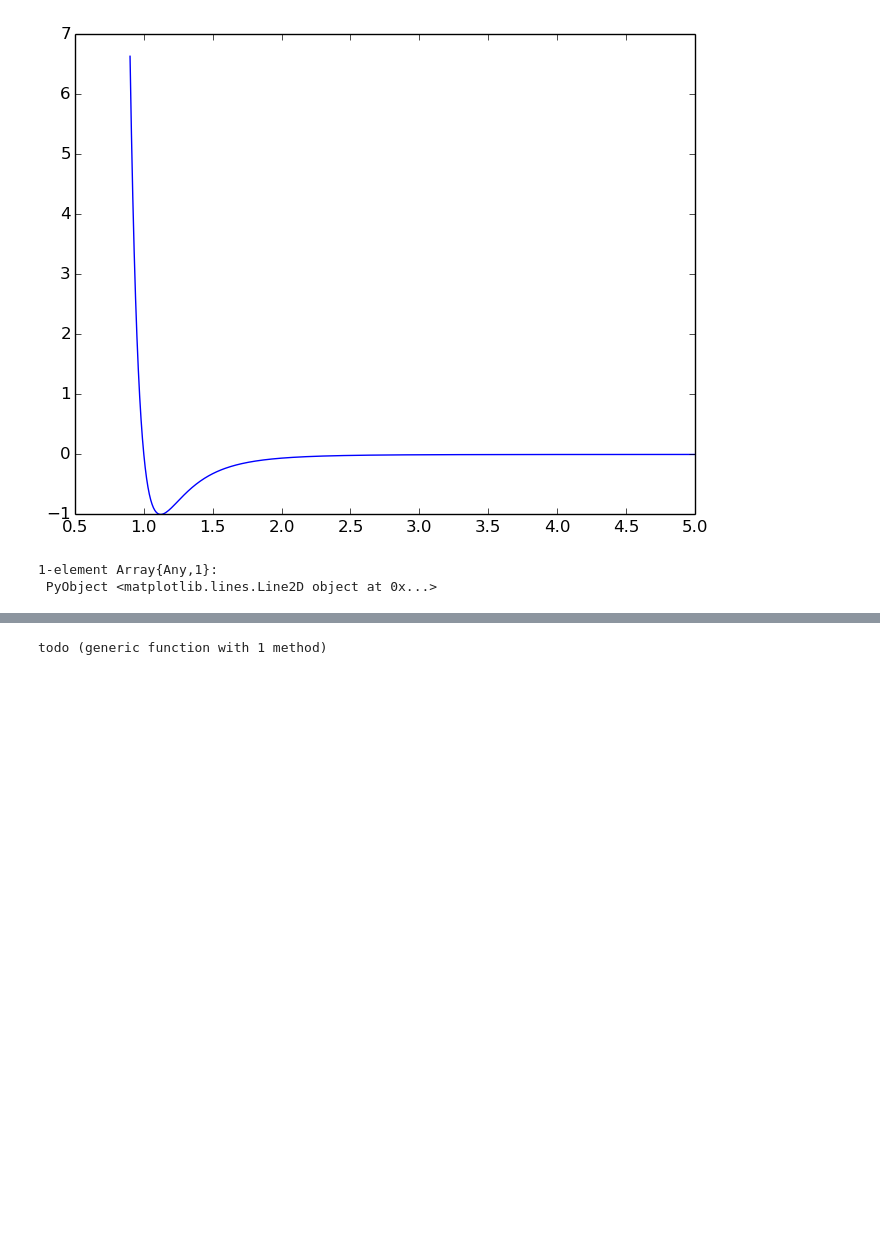
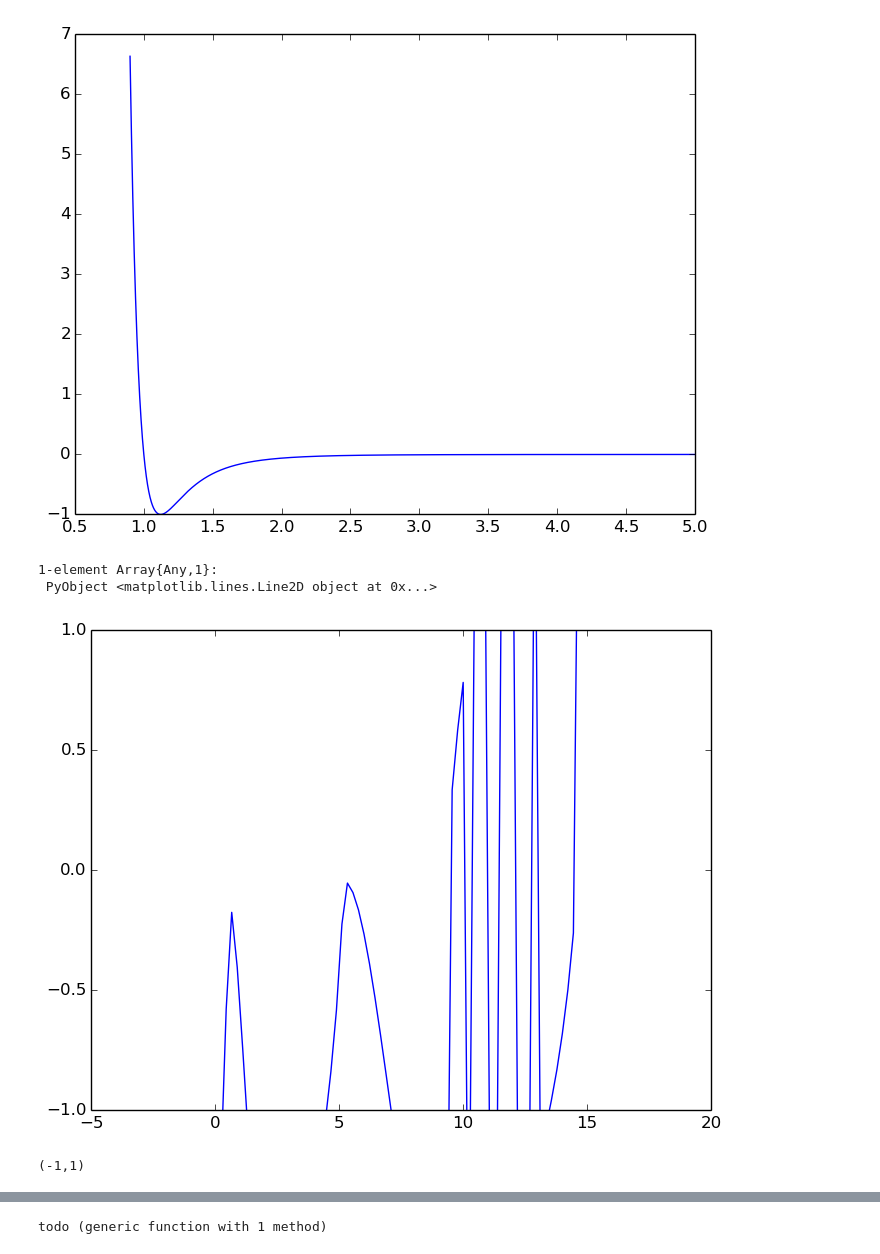
Before and after one commit to davidamaro/finalcompu, a Jupyter notebook: trabajo.ipynb, the cells around one changed output, grey strips where cells are left out. Saved outputs shown, nothing was run; the diff lists cells and outputs as text; code cells hidden in the pictures; blank space fills up the shorter version.

```diff
--- a/trabajo.ipynb
+++ b/trabajo.ipynb
@@ -359,3 +376,11 @@ plot(x,V)
 [figure]
 1-element Array{Any,1}:
  PyObject <matplotlib.lines.Line2D object at 0x...>
+# %%
+h = linspace(-2,20)
+j = [todo2(N,x,lj,.9,5) for x in h]
+plot(h,j)
+ylim(-1,1)
+# %% [output]
+[figure, added]
+(-1,1)
```
Also changed, not shown: parts of 27 cells of this notebook.
